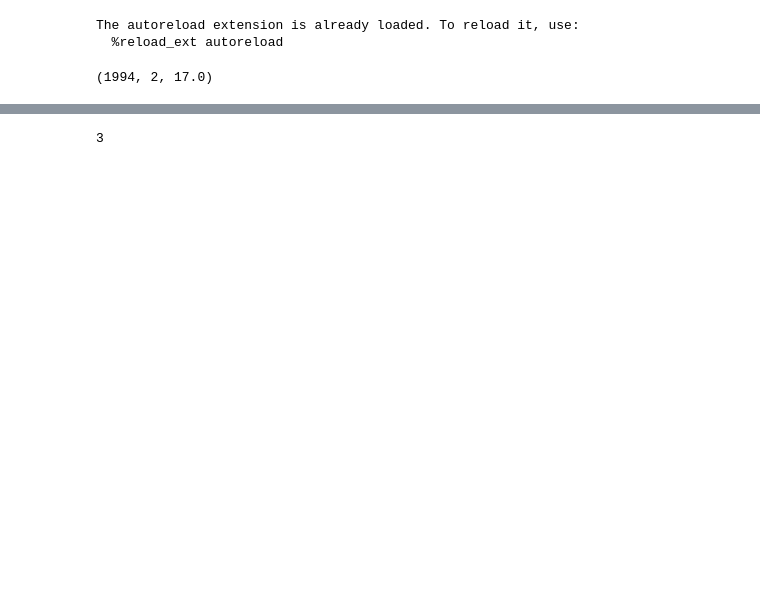
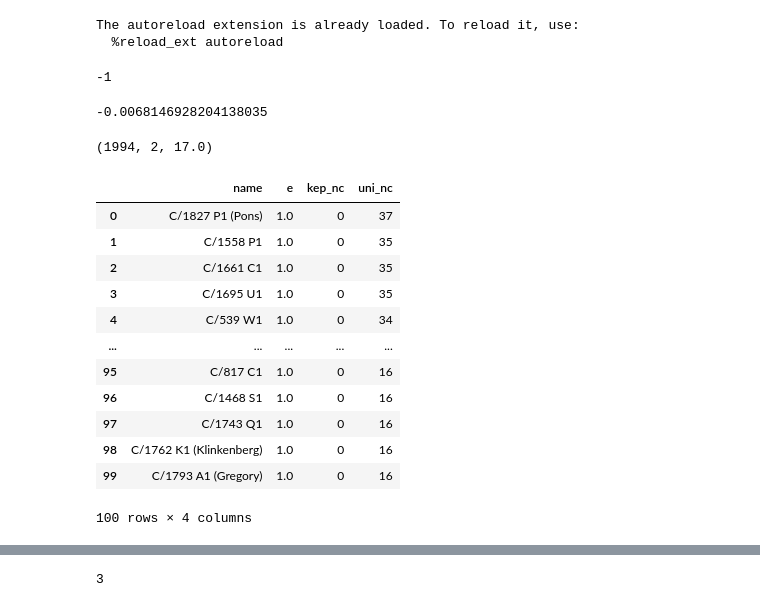
Before and after one commit to benitocm/my-orbits, a Jupyter notebook: notebooks/Testing.ipynb, the cells around one changed output, grey strips where cells are left out. Saved outputs shown, nothing was run; the diff lists cells and outputs as text; code cells hidden in the pictures; blank space fills up the shorter version.

```diff
--- a/notebooks/Testing.ipynb
+++ b/notebooks/Testing.ipynb
@@ -14,5 +16,33 @@ The autoreload extension is already loaded. To reload it, use:
+# %%
+cycles = ut.my_fix(alpha/TWOPI)
+print (cycles)
+# %% [output]
+-1
+# %%
+new_alpha = alpha - (cycles*TWOPI)
+new_alpha
+# %% [output]
+-0.0068146928204138035
 # %%
 # Modified Julian Date --> Date
 ut.jd2datefd(ut.mjd2jd( 49400))
 # %% [output]
 (1994, 2, 17.0)
+# %%
+fn='/home/benito/PERSONAL/my-orbits/convergence_problems.csv'
+df = pd.read_csv(fn)
+df.head(100)
+# %% [output]
+|  | name | e | kep_nc | uni_nc |
+| 0 | C/1827 P1 (Pons) | 1.0 | 0 | 37 |
+| 1 | C/1558 P1 | 1.0 | 0 | 35 |
+| 2 | C/1661 C1 | 1.0 | 0 | 35 |
+| 3 | C/1695 U1 | 1.0 | 0 | 35 |
+| 4 | C/539 W1 | 1.0 | 0 | 34 |
+| ... | ... | ... | ... | ... |
+| 95 | C/817 C1 | 1.0 | 0 | 16 |
+| 96 | C/1468 S1 | 1.0 | 0 | 16 |
+| 97 | C/1743 Q1 | 1.0 | 0 | 16 |
+| 98 | C/1762 K1 (Klinkenberg) | 1.0 | 0 | 16 |
+| 99 | C/1793 A1 (Gregory) | 1.0 | 0 | 16 |
+100 rows × 4 columns
```
Also changed, not shown: parts of 6 cells of this notebook, 17 other files.
